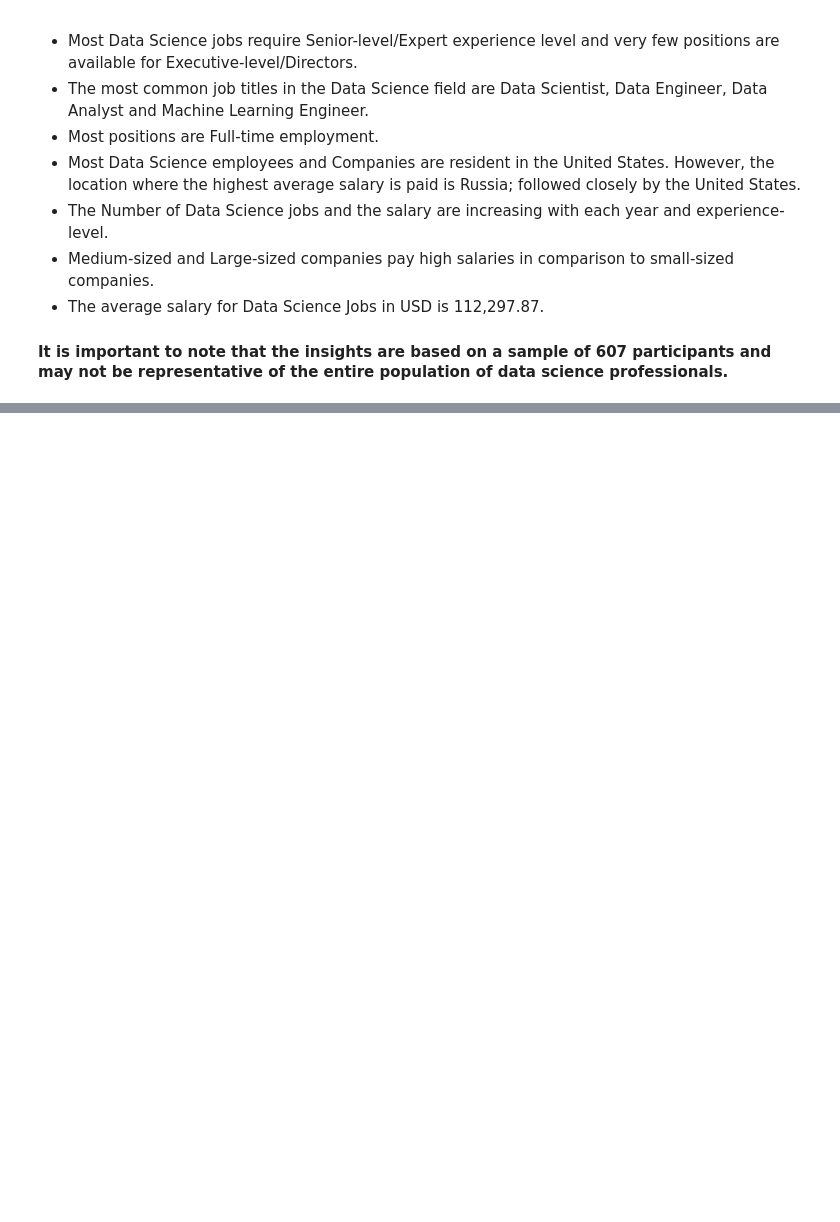
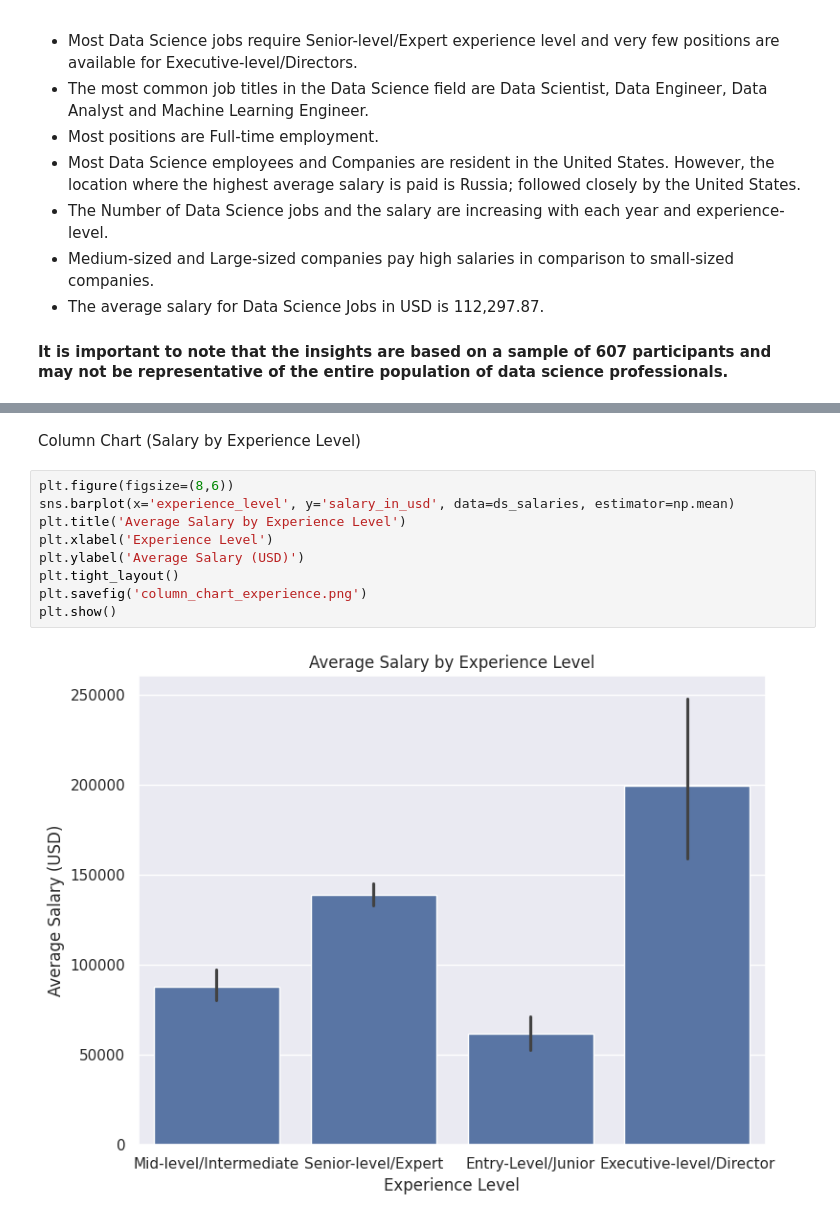
Before and after one commit to buvir/Data-Science-Job-Salaries, a Jupyter notebook: Data Science Job Salaries.ipynb, the cells around one changed output, grey strips where cells are left out. Cells and saved outputs as stored; diff of their text form; blank space fills up the shorter version.

```diff
--- a/Data Science Job Salaries.ipynb
+++ b/Data Science Job Salaries.ipynb
@@ -880,0 +895,13 @@ joblib.dump(X_train.columns.tolist(), 'model_features.joblib')
+# %% [markdown]
+Column Chart (Salary by Experience Level)
+# %%
+plt.figure(figsize=(8,6))
+sns.barplot(x='experience_level', y='salary_in_usd', data=ds_salaries, estimator=np.mean)
+plt.title('Average Salary by Experience Level')
+plt.xlabel('Experience Level')
+plt.ylabel('Average Salary (USD)')
+plt.tight_layout()
+plt.savefig('column_chart_experience.png')
+plt.show()
+# %% [output]
+[figure, added]
```
Also changed, not shown: parts of 2 cells of this notebook, 5 other files.
